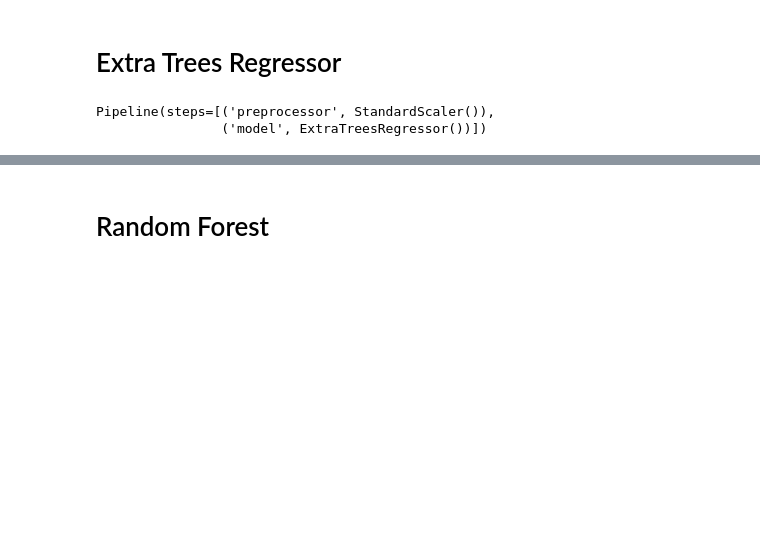
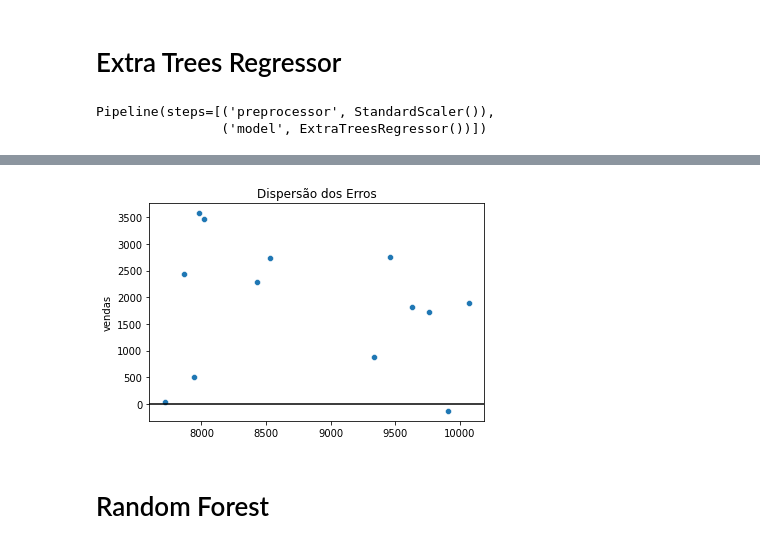
Before and after one commit to thiago-osorio/digital-house, a Jupyter notebook: projeto_integrador/Notebooks/modelagem.ipynb, the cells around one changed output, grey strips where cells are left out. Cells and saved outputs as stored; diff of their text form; code cells hidden in the pictures; blank space fills up the shorter version.

```diff
--- a/projeto_integrador/Notebooks/modelagem.ipynb
+++ b/projeto_integrador/Notebooks/modelagem.ipynb
@@ -856,3 +885,10 @@ fig.show()
+# %%
+sns.scatterplot(pred_teste_et, erro_et)
+plt.axhline(0, color='black')
+plt.title('Dispersão dos Erros')
+plt.show()
+# %% [output]
+[figure, added]
 # %% [markdown]
 # Random Forest
 # %%
```
Also changed, not shown: parts of 30 cells of this notebook.
